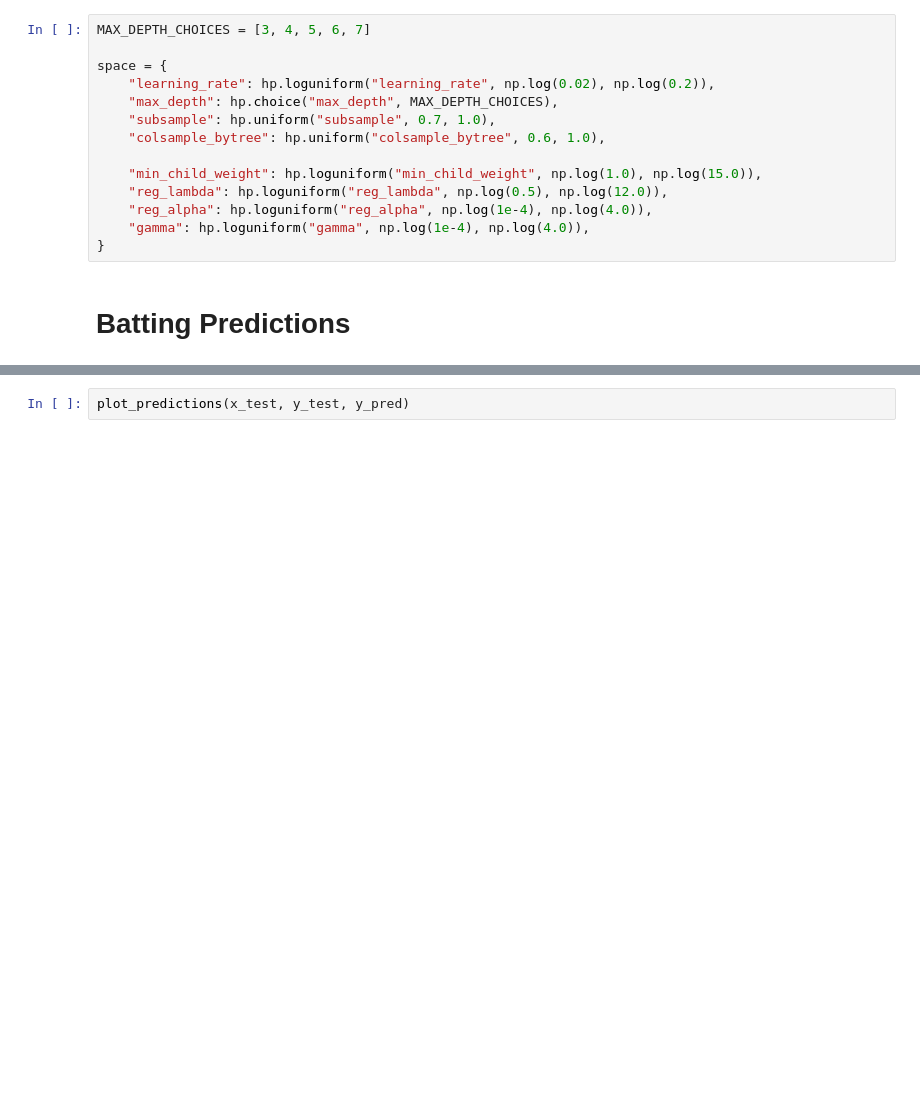
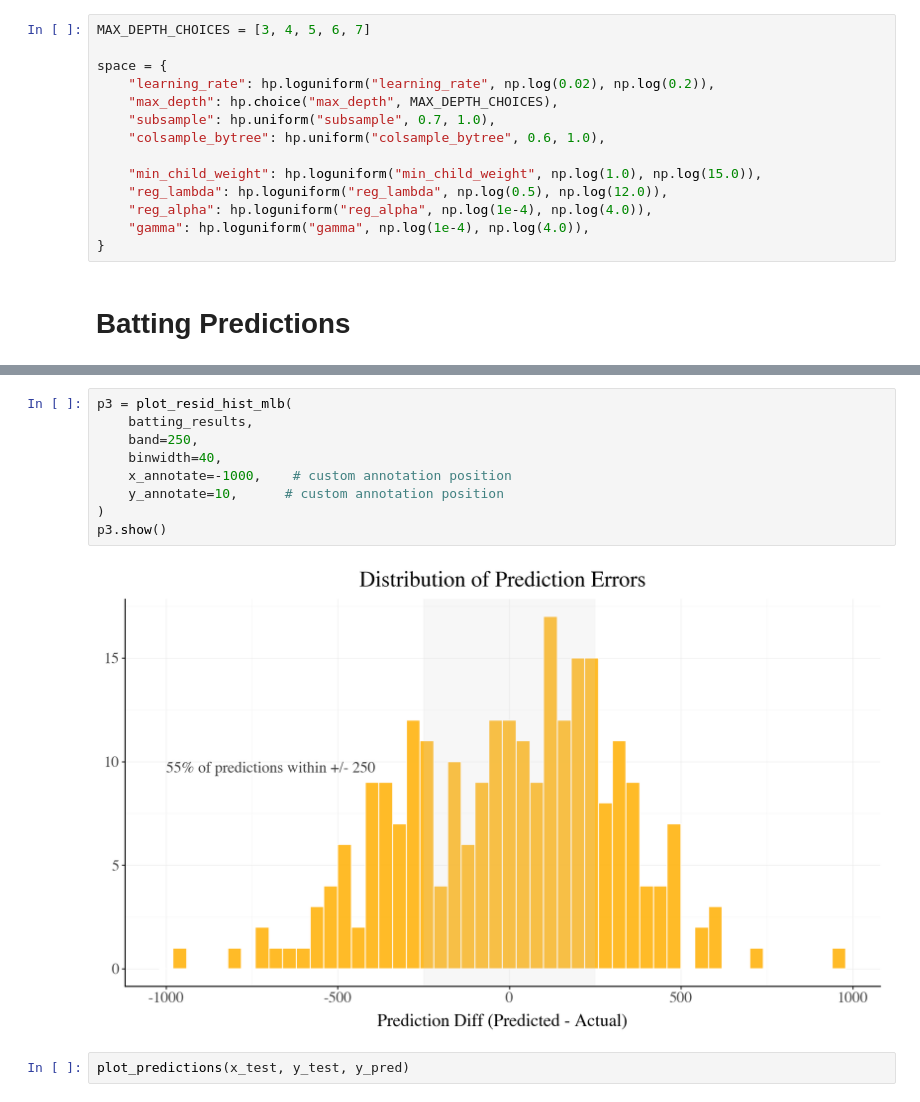
Before and after one commit to boon-man/baseball_modeling, a Jupyter notebook: run_model.ipynb, the cells around one changed output, grey strips where cells are left out. Drawn from its saved outputs; the diff is of its cells as text; blank space fills up the shorter version.

```diff
--- a/run_model.ipynb
+++ b/run_model.ipynb
@@ -265,3 +848,14 @@ Best iteration: 65
+# %%
+p3 = plot_resid_hist_mlb(
+    batting_results,
+    band=250,
+    binwidth=40,
+    x_annotate=-1000,    # custom annotation position
+    y_annotate=10,      # custom annotation position
+)
+p3.show()
+# %% [output]
+[figure, added]
 # %%
 plot_predictions(x_test, y_test, y_pred)
 # %% [output]
```
Also changed, not shown: parts of 17 cells of this notebook, 1 other file.
